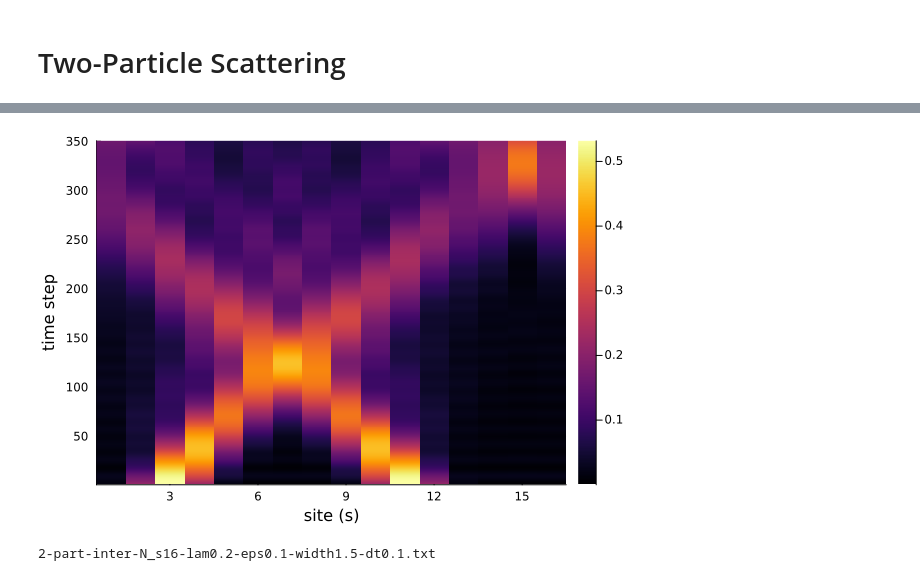
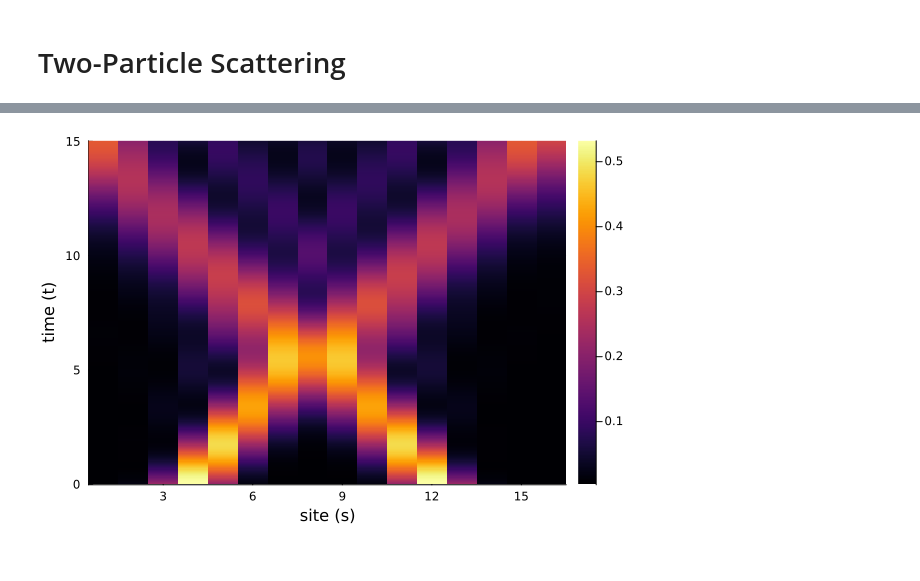
Before and after one commit to mhite926/qiskit-ising-scattering, a Jupyter notebook: ising-tebd.ipynb, the cells around one changed output, grey strips where cells are left out. Drawn from its saved outputs; the diff is of its cells as text; code cells hidden in the pictures.

```diff
--- a/ising-tebd.ipynb
+++ b/ising-tebd.ipynb
@@ -271,9 +159,7 @@ plot(bar(sites, occs; label="TEBD"), xlabel="site (s)", ylabel="Occupation Numbe
 # %%
 # Make Time-Evolution Gates
-lam = 0.2
-tau = 0.1
-N_t = 350
-eps = 0.1
+tau = 0.05
+N_t = 300
 
 gates = ITensor[]
 for j in 1:N_s
@@ -287,22 +173,22 @@ for j in 1:N_s
     x1 = op("X", s1)
     x2 = op("X", s2)
 
-    hxx = - lam * x1 * x2
+    hxx = -J * x1 * x2
 
-    Gj = exp(-1im * tau / 2 * hxx)
+    Gj = exp(-1im * tau * hxx)
 
     push!(gates, Gj)
 
-    hz = - op("Z", s1)
-    Gj = exp(-1im * tau / 2 * hz)
+    hz = -h * op("Z", s1)
+    Gj = exp(-1im * tau * hz)
     push!(gates, Gj)
 
     z1 = op("Z", s1)
     z2 = op("Z", s2)
 
-    hzz = eps * z1 * z2
+    hzz = -g * z1 * z2
 
-    Gj = exp(-1im * tau / 2 * hzz)
+    Gj = exp(-1im * tau * hzz)
     push!(gates, Gj)
 end
 
@@ -355,22 +280,10 @@ end
 #         png(plt, "Plots/plt" * string(p) * ".png")
 #     end
 # end
-# %%
-plot_times = zeros((N_t))
-plot_occs = zeros((N_t, N_s))
-for i in 1:N_t
-    plot_times[i] = (i - 1) * tau
-    for j in 1:N_s
-        plot_occs[i,j] = occs[i][j]
-    end
-end
-
-plot_sites = zeros((N_s))
-for i in 1:N_s
-    plot_sites[i] = i
-end
-
-heatmap(plot_occs, xlabel="site (s)", ylabel="time step")
-# %% [output]
-[figure, removed]
+# %%
+occs_mat = stack(occs, dims=1)
+
+heatmap(1:N_s, 0:tau:(N_t*tau), occs_mat, xlabel="site (s)", ylabel="time (t)")
+# %% [output]
+[figure, added]
 # %%
@@ -383,4 +297,0 @@ writedlm(title, plot_occs)
-# %%
-println(title)
-# %% [output]
-2-part-inter-N_s16-lam0.2-eps0.1-width1.5-dt0.1.txt
```
Also changed, not shown: parts of 25 cells of this notebook, 2 other files.
